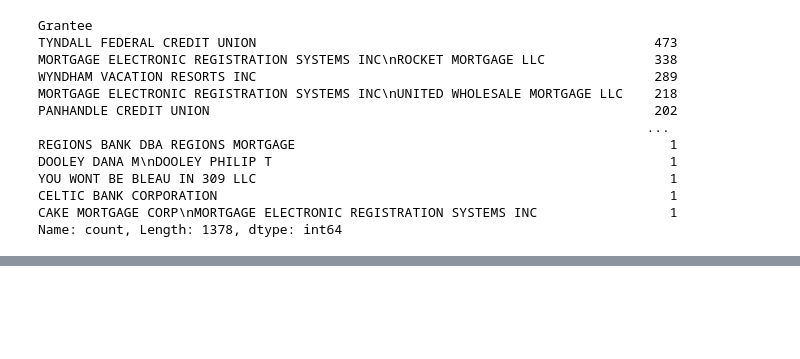
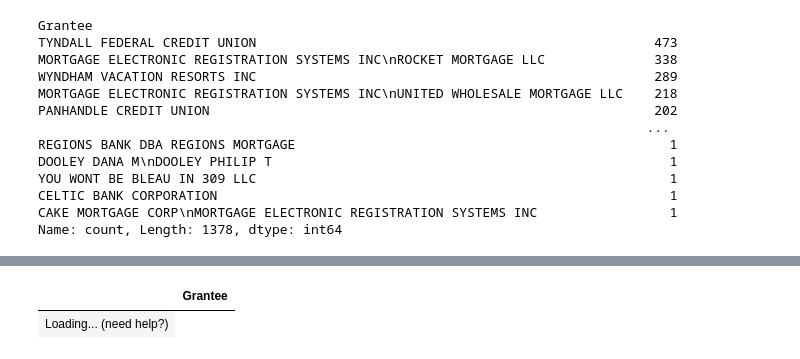
Before and after one commit to PManager1/Public_Record_Files-DataAnalysis, a Jupyter notebook: DC data/10-CVS_Find_countOf_DistinctValuesAndCount-Bexar-New.ipynb, the cells around one changed output, grey strips where cells are left out. Cells and saved outputs as stored; diff of their text form; code cells hidden in the pictures; blank space fills up the shorter version.

```diff
--- a/DC data/10-CVS_Find_countOf_DistinctValuesAndCount-Bexar-New.ipynb
+++ b/DC data/10-CVS_Find_countOf_DistinctValuesAndCount-Bexar-New.ipynb
@@ -163 +162,39 @@ show(r , paging=True)
 | Loading... (need help?) |
+# %%
+# Read the excel file
+dfk = pd.read_csv('KeywordsRem.csv')
+
+# Get the list of values
+caps = dfk['Keywords'].tolist()
+
+lowers = [x.lower() for x in caps]
+
+elimkeys = caps + lowers
+
+# df = pd.read_csv('Bay_county_FL_5.csv')
+
+df = pd.read_csv('DC_full.csv', encoding="ISO-8859-1")  # or encoding="latin1"
+
+df = df[df['Grantee'].str.contains('|'.join(elimkeys))==False]
+# df
+# from itables import show
+# show(df , paging=True)
+
+r= df['Grantee'].value_counts()
+
+# from itables import show
+#         show(r)
+
+# with pd.option_context('display.max_rows', None,
+#                        'display.max_colwidth', 100,
+
+#                       ):
+#     display(r)
+
+
+from itables import show
+
+show(r , paging=True)
+# %% [output]
+|  | Grantee |
+| Loading... (need help?) |
```
Also changed, not shown: parts of 2 cells of this notebook, 32 other files.
